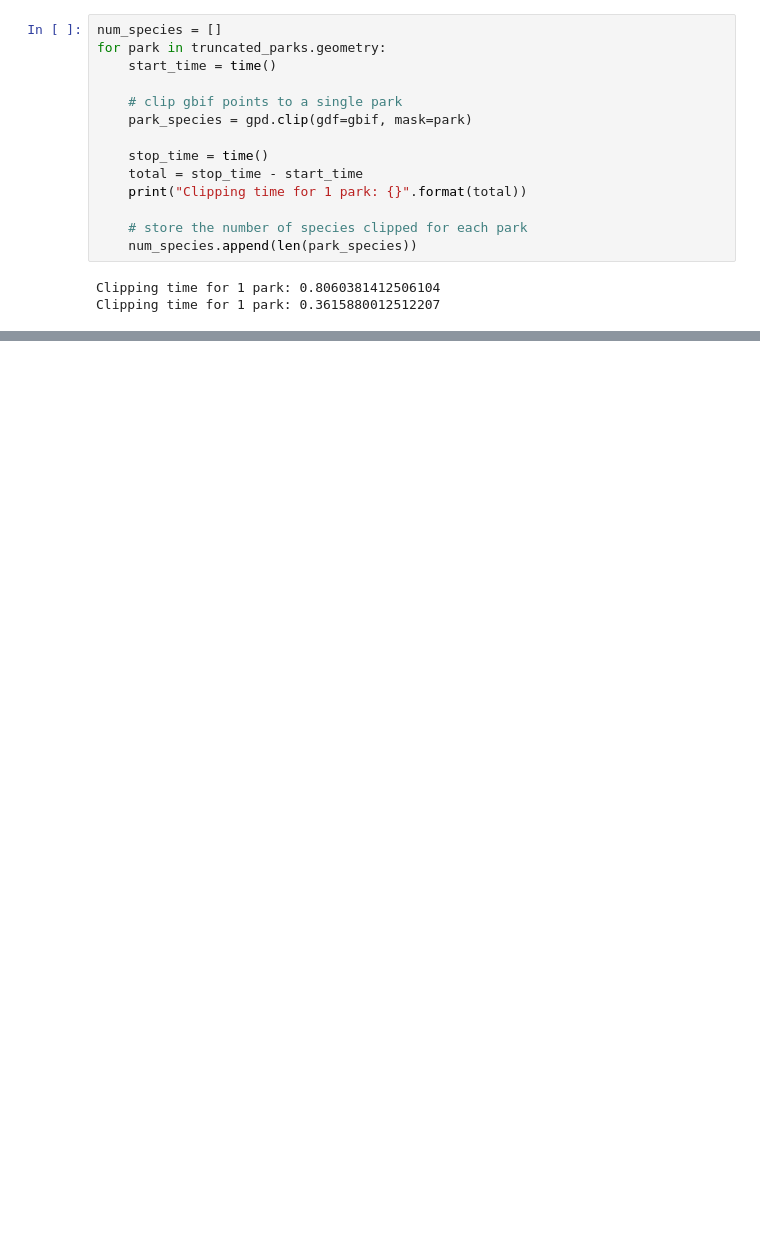
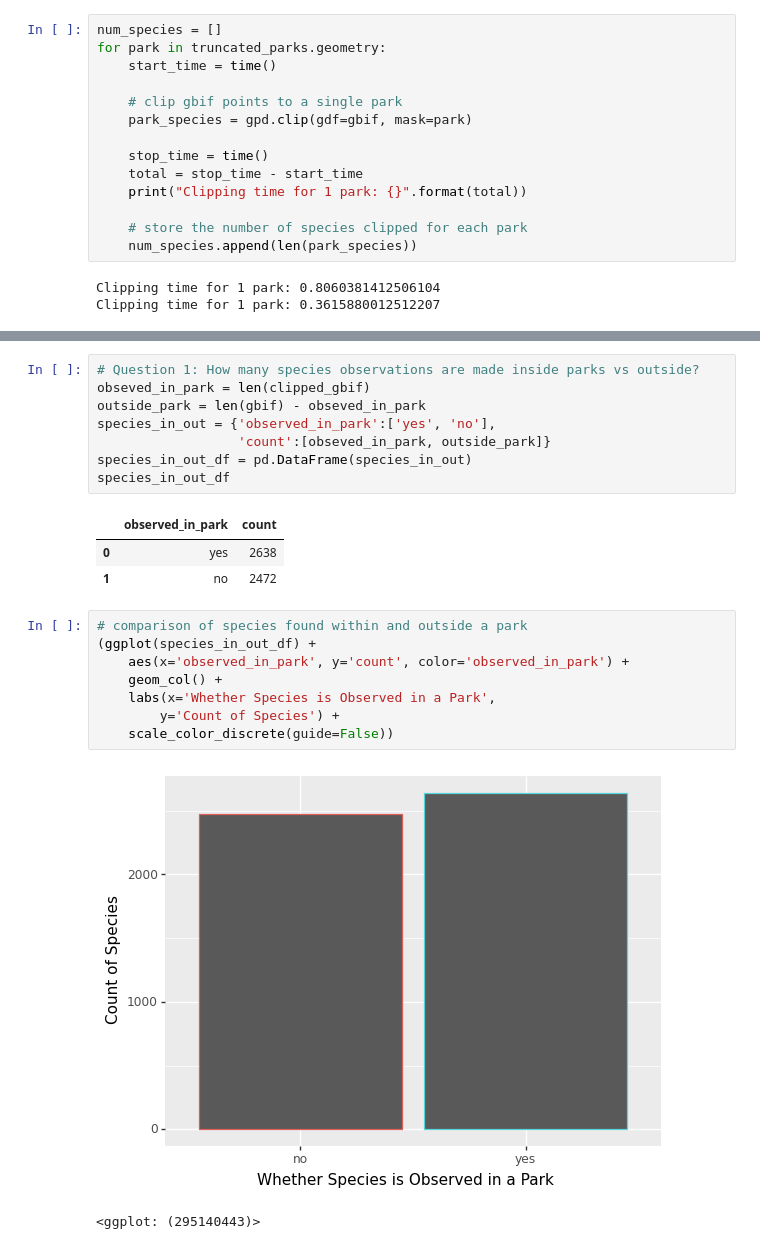
Before and after one commit to aromatic-toast/vancouver_park_biodiversity, a Jupyter notebook: doc/EDA.ipynb, the cells around one changed output, grey strips where cells are left out. Saved outputs shown, nothing was run; the diff lists cells and outputs as text; blank space fills up the shorter version.

```diff
--- a/doc/EDA.ipynb
+++ b/doc/EDA.ipynb
@@ -234,0 +306,23 @@ add_species_counts(species_gdf=clipped_gbif, parks_gdf=truncated_parks)
+# %%
+# Question 1: How many species observations are made inside parks vs outside?
+obseved_in_park = len(clipped_gbif)
+outside_park = len(gbif) - obseved_in_park
+species_in_out = {'observed_in_park':['yes', 'no'],
+                  'count':[obseved_in_park, outside_park]}
+species_in_out_df = pd.DataFrame(species_in_out)
+species_in_out_df
+# %% [output]
+|  | observed_in_park | count |
+| 0 | yes | 2638 |
+| 1 | no | 2472 |
+# %%
+# comparison of species found within and outside a park
+(ggplot(species_in_out_df) +
+    aes(x='observed_in_park', y='count', color='observed_in_park') +
+    geom_col() +
+    labs(x='Whether Species is Observed in a Park',
+        y='Count of Species') +
+    scale_color_discrete(guide=False))
+# %% [output]
+[figure, added]
+<ggplot: (295140443)>
```
Also changed, not shown: parts of 38 cells of this notebook.
